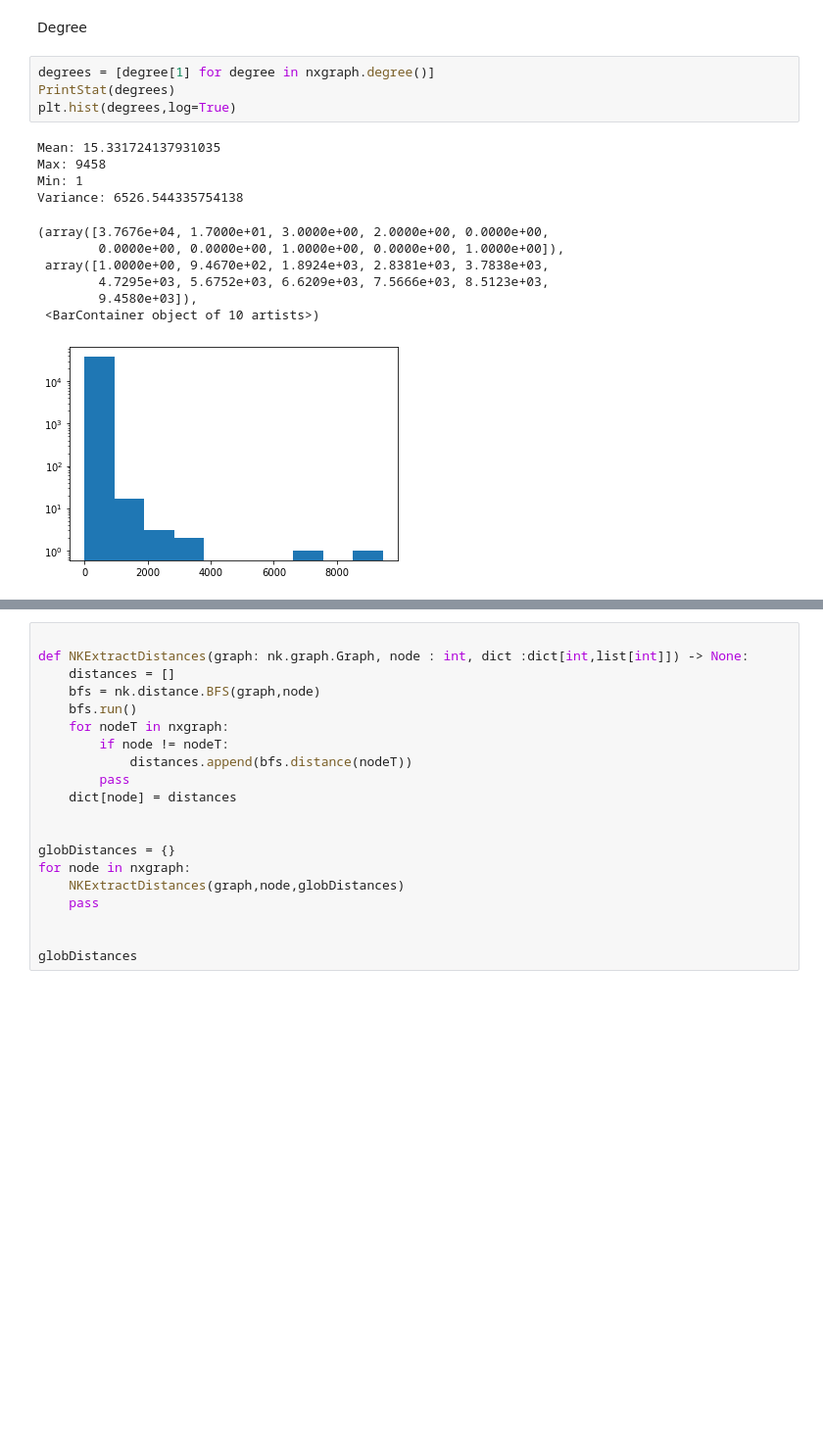
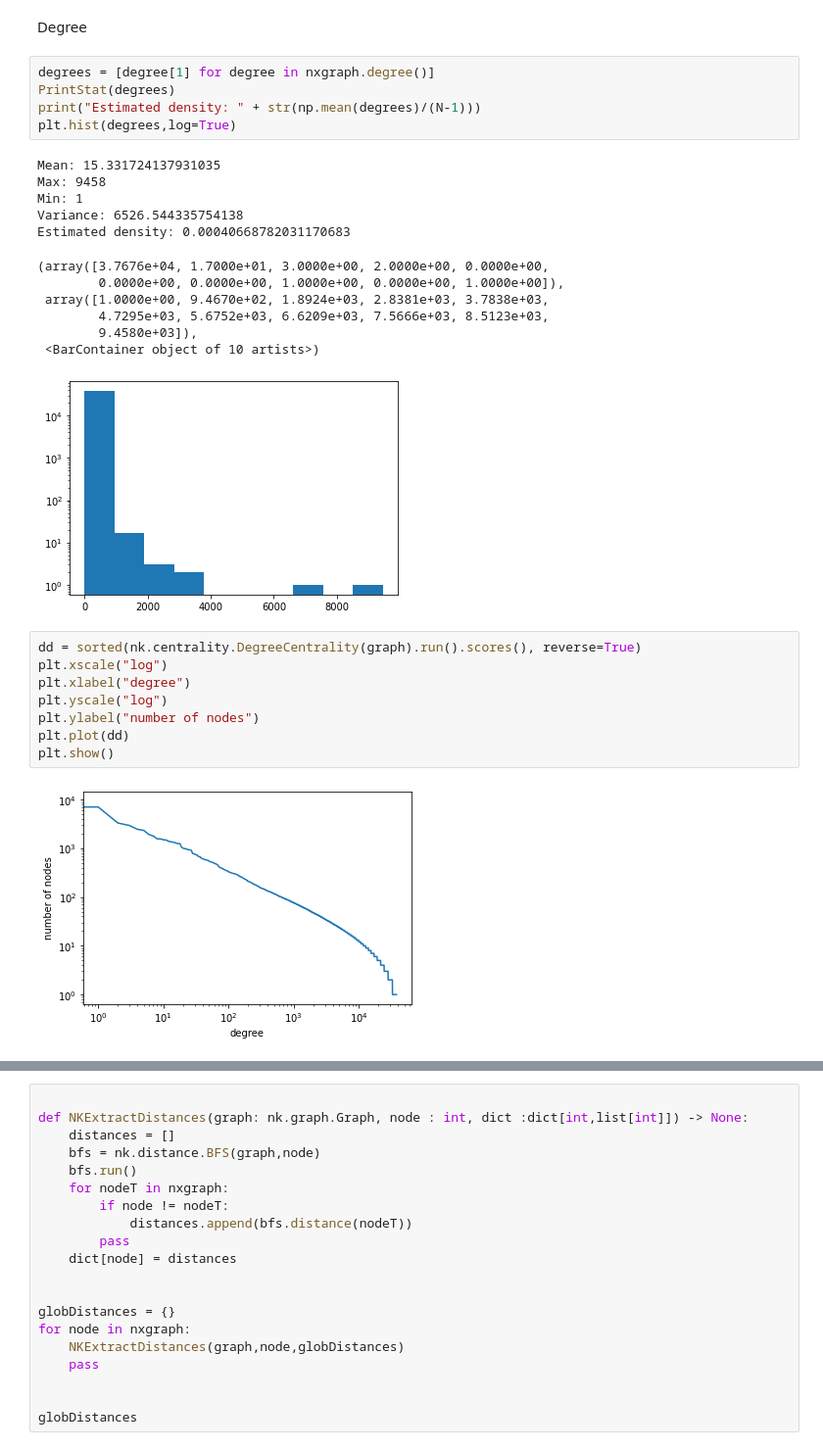
Before and after one commit to IlVirtuoso/Avrcp, a Jupyter notebook: NetAnalysis/doc/network.ipynb, the cells around one changed output, grey strips where cells are left out. Shown: that part at 98% size. Saved outputs shown, nothing was run; the diff lists cells and outputs as text; blank space fills up the shorter version.

```diff
--- a/NetAnalysis/doc/network.ipynb
+++ b/NetAnalysis/doc/network.ipynb
@@ -68,12 +72,14 @@ Degree
 # %%
 degrees = [degree[1] for degree in nxgraph.degree()]
 PrintStat(degrees)
+print("Estimated density: " + str(np.mean(degrees)/(N-1)))
 plt.hist(degrees,log=True)
 # %% [output]
 Mean: 15.331724137931035
 Max: 9458
 Min: 1
 Variance: 6526.544335754138
+Estimated density: 0.00040668782031170683
 (array([3.7676e+04, 1.7000e+01, 3.0000e+00, 2.0000e+00, 0.0000e+00,
         0.0000e+00, 0.0000e+00, 1.0000e+00, 0.0000e+00, 1.0000e+00]),
  array([1.0000e+00, 9.4670e+02, 1.8924e+03, 2.8381e+03, 3.7838e+03,
@@ -81,3 +87,13 @@ Variance: 6526.544335754138
         9.4580e+03]),
  <BarContainer object of 10 artists>)
 [figure]
+# %%
+dd = sorted(nk.centrality.DegreeCentrality(graph).run().scores(), reverse=True)
+plt.xscale("log")
+plt.xlabel("degree")
+plt.yscale("log")
+plt.ylabel("number of nodes")
+plt.plot(dd)
+plt.show()
+# %% [output]
+[figure, added]
```
Also changed, not shown: parts of 20 cells of this notebook, 5 other files.
